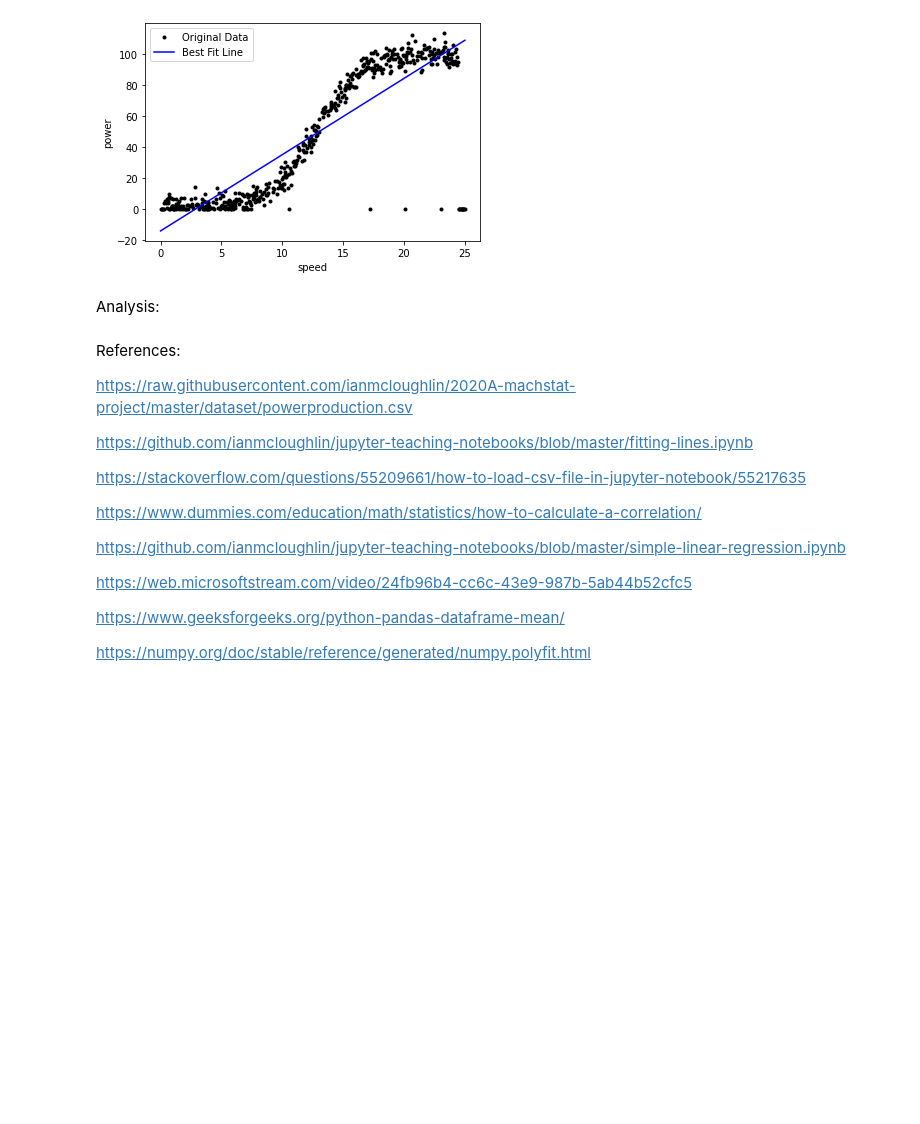
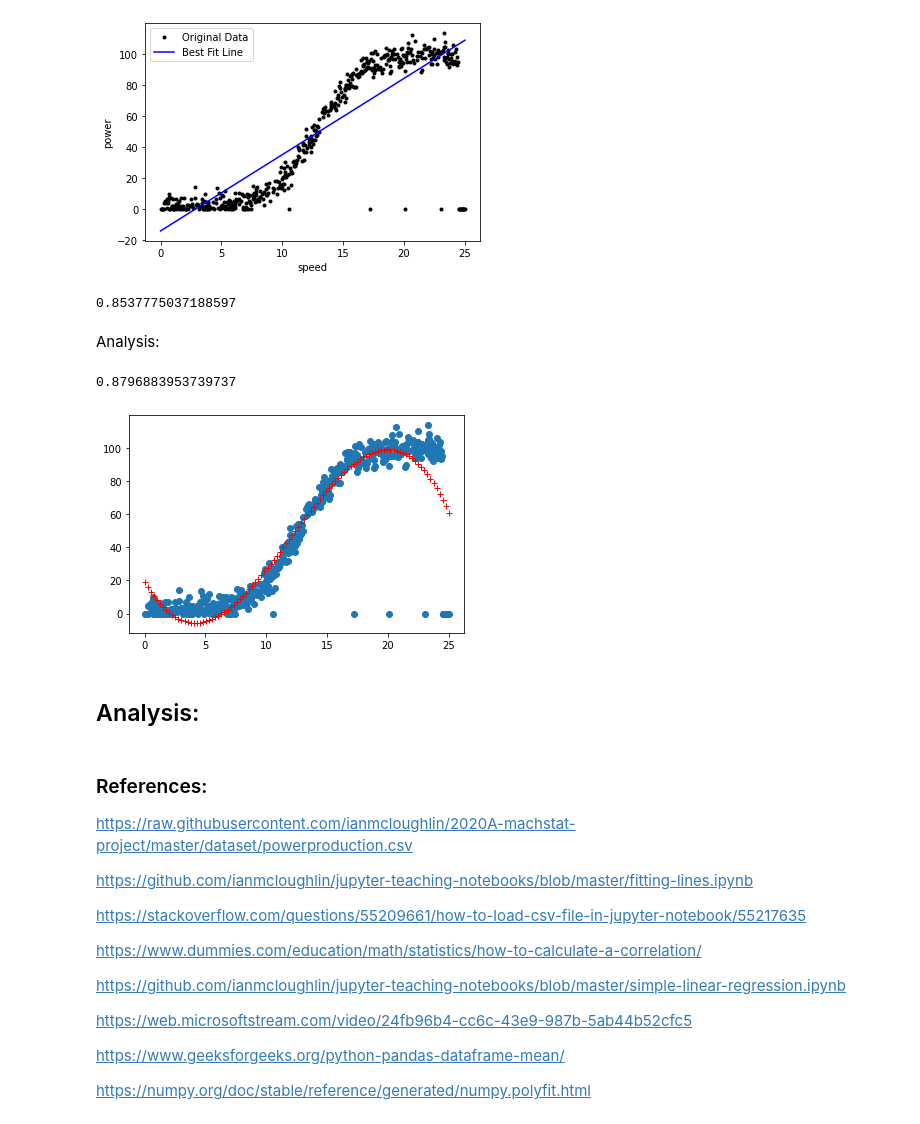
Before and after one commit to KeelyC0d3s/FDAWindTurbineProject2020, a Jupyter notebook: FDAWindTurbineProject2020.ipynb, the cells around one changed output. Cells and saved outputs as stored; diff of their text form; code cells hidden in the pictures; blank space fills up the shorter version.

Commit message:
polynomial regression and relationships

```diff
--- a/FDAWindTurbineProject2020.ipynb
+++ b/FDAWindTurbineProject2020.ipynb
@@ -82,10 +82,61 @@ plt.show()
 # %% [output]
 m is 4.917596 and c is -13.899903.
 [figure]
+# %%
+### Relationship for linear regression
+### https://www.w3schools.com/python/python_ml_linear_regression.asp
+
+from scipy import stats
+import numpy as np
+from sklearn.metrics import r2_score
+import pandas as pd
+
+# Load a dataset.
+data = pd.read_csv('data.csv')
+
+x = data.speed.tolist()
+y = data.power.tolist()
+
+slope, intercept, r, p, std_err = stats.linregress(x, y)
+
+print(r)
+# %% [output]
+0.8537775037188597
 # %% [markdown]
 Analysis:
+# %%
+### Polynomial Regression
+### https://www.w3schools.com/python/python_ml_polynomial_regression.asp
+import numpy as np
+import matplotlib.pyplot as plt
+import pandas as pd
+
+from scipy import stats
+from sklearn.metrics import r2_score
+
+# Load a dataset.
+data = pd.read_csv('data.csv')
+
+x = data.speed.tolist()
+y = data.power.tolist()
+
+mymodel = np.poly1d(np.polyfit(x, y, 3))
+
+### Relationship of coefficients
+print(r2_score(y, mymodel(x)))
+
+myline = np.linspace(0, 25, 100)
+
+plt.scatter(x, y)
+plt.plot(myline, mymodel(myline), "r+")
+plt.show()
+# %% [output]
+0.8796883953739737
+[figure, added]
+# %% [markdown]
+## Analysis:
 # %% [markdown]
-References:
+### References:
 
 https://raw.githubusercontent.com/ianmcloughlin/2020A-machstat-project/master/dataset/powerproduction.csv
 
```
Also changed, not shown: parts of 3 cells of this notebook.
